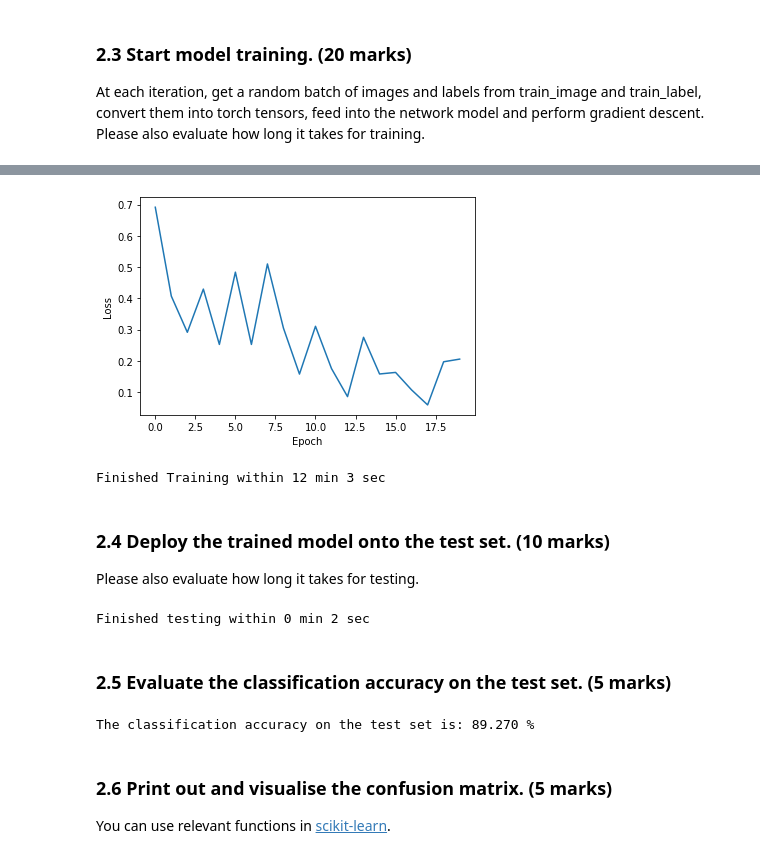
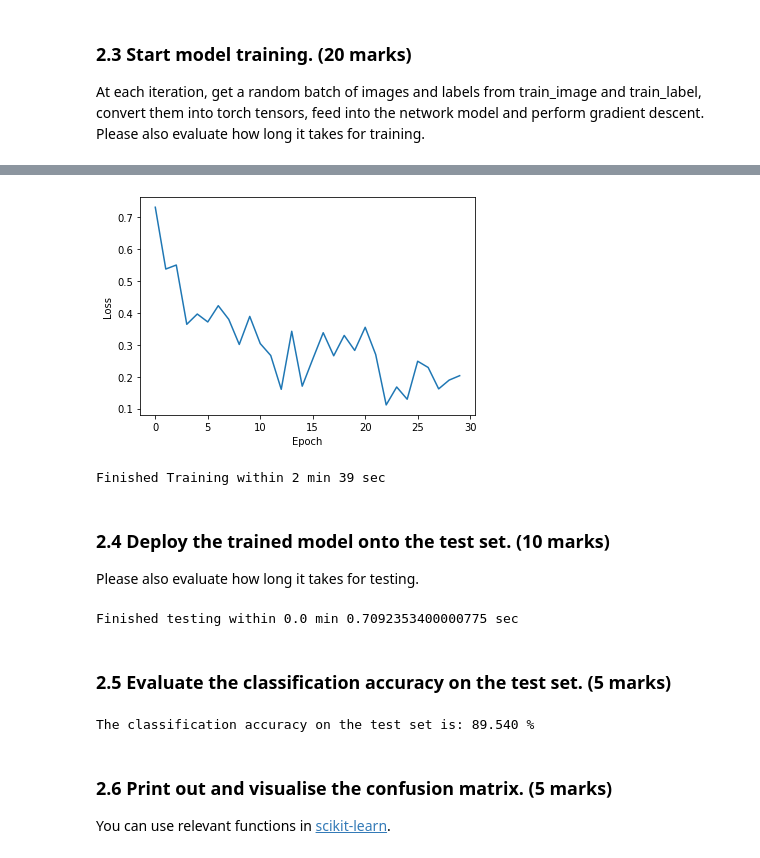
Before and after one commit to lengwe/Computer_Vision_2020, a Jupyter notebook: coursework_2/coursework_2.ipynb, the cells around one changed output, grey strips where cells are left out. Drawn from its saved outputs; the diff is of its cells as text; code cells hidden in the pictures.

```diff
--- a/coursework_2/coursework_2.ipynb
+++ b/coursework_2/coursework_2.ipynb
@@ -156,9 +173,9 @@ class Network(nn.Module):
 # %% [markdown]
 ### 2.2 Define the loss function, optimiser and hyper-parameters such as the learning rate, number of iterations, batch size etc. (5 marks)
 # %%
-batch = 32
+batch = 128
 learning_rate = 0.01
-iteration = 20
+iteration = 30
 #Setting GPU device
 device = torch.device("cuda" if torch.cuda.is_available() else "cpu")
 model = Network().to(device)
@@ -171,6 +188,7 @@ At each iteration, get a random batch of images and labels from train_image and
 # %%
 time_start = time.process_time()
 loss_epo = []
+acc_list = []
 for epoch in range(iteration):
     train_loader  = torch.utils.data.DataLoader(train_set,batch_size=batch, shuffle=True)
     for i,(inputs,labels) in enumerate(train_loader,0):
@@ -223,5 +238,5 @@ Epoch [20/20], Loss: 0.205425 Train Accuracy: 93.75%
-[figure, old version]
+[figure, new version]
-Finished Training within 12 min 3 sec
+Finished Training within 2 min 39 sec
 # %% [markdown]
 ### 2.4 Deploy the trained model onto the test set. (10 marks)
 Please also evaluate how long it takes for testing.
@@ -229,35 +244,38 @@ Please also evaluate how long it takes for testing.
 test_loader = torch.utils.data.DataLoader(test_set,batch_size=batch,shuffle=True)
 model.eval()
 with torch.no_grad():
-  correct = 0
-  total = 0
   time_start = time.process_time()
   for inputs, labels in test_loader:
     inputs,labels = inputs.to(device),labels.to(device)
     outputs = model(inputs)
 
 time_elapse = time.process_time()-time_start
-minutes, seconds = divmod(int(time_elapse), 60)
+minutes, seconds = divmod(float(time_elapse), 60)
 print(f'Finished testing within {minutes} min {seconds} sec')
 # %% [output]
-Finished testing within 0 min 2 sec
+Finished testing within 0.0 min 0.7092353400000775 sec
 # %% [markdown]
 ### 2.5 Evaluate the classification accuracy on the test set. (5 marks)
 # %%
+model.eval()
+p=torch.zeros(0,dtype=torch.long, device='cpu')
+l=torch.zeros(0,dtype=torch.long, device='cpu')
 with torch.no_grad():
   correct = 0
   total = 0
   time_start = time.process_time()
   for inputs, labels in test_loader:
     inputs,labels = inputs.to(device),labels.to(device)
+
     outputs = model(inputs)
     _, predicted = torch.max(outputs.data, 1)
     total += labels.size(0)
     correct += (predicted == labels).sum().item()
-
-  print('The classification accuracy on the test set is: {:.3f} %'.format((correct / total) * 100))
+    p=torch.cat([p,predicted.view(-1).cpu()])
+    l=torch.cat([l,labels.view(-1).cpu()])
+print('The classification accuracy on the test set is: {:.3f} %'.format((correct / total) * 100))
 # %% [output]
-The classification accuracy on the test set is: 89.270 %
+The classification accuracy on the test set is: 89.540 %
 # %% [markdown]
 ### 2.6 Print out and visualise the confusion matrix. (5 marks)
 You can use relevant functions in [scikit-learn](https://scikit-learn.org/stable/modules/classes.html#module-sklearn.metrics).
```
Also changed, not shown: parts of 5 cells of this notebook.
